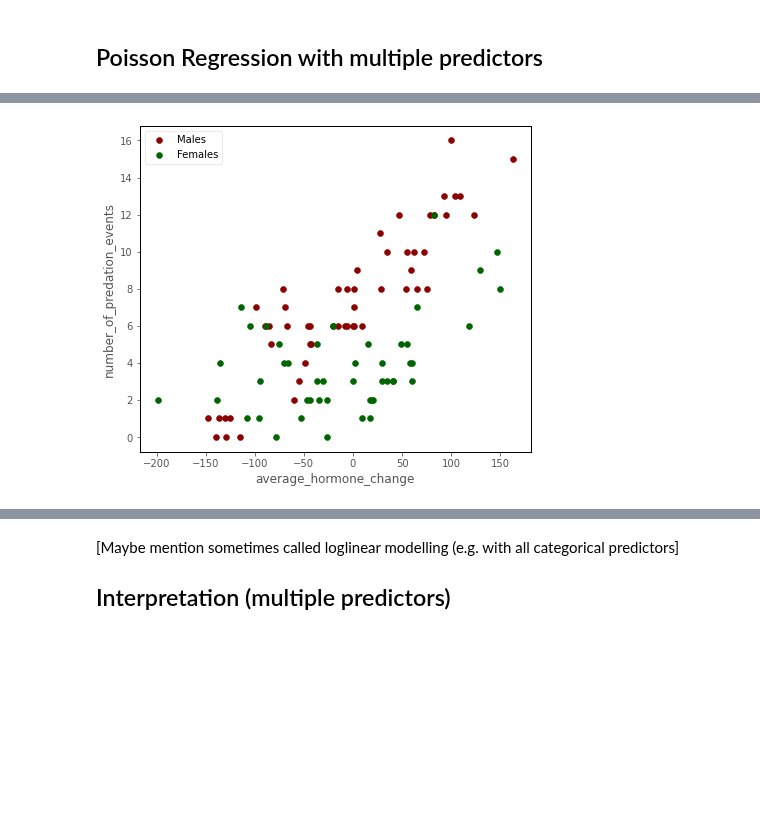
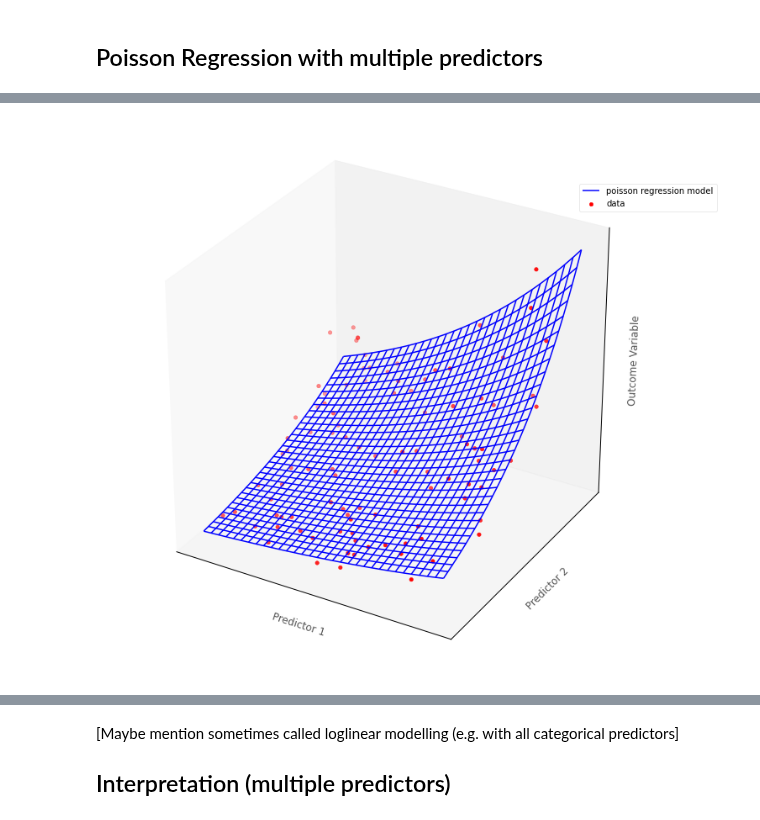
Before and after one commit to pxr687/islands_generalized_linear_models, a Jupyter notebook: 3_poisson_regression.ipynb, the cells around one changed output, grey strips where cells are left out. Saved outputs shown, nothing was run; the diff lists cells and outputs as text; code cells hidden in the pictures; blank space fills up the shorter version.

```diff
--- a/3_poisson_regression.ipynb
+++ b/3_poisson_regression.ipynb
@@ -420,9 +348,5 @@ plt.show()
-# %%
-plt.scatter(df[df['biological_sex'] == 1]['hormone_level_change'], df[df['biological_sex'] == 1]['number_of_predation_events'], label = 'Males', color = 'darkred')
-plt.scatter(df[df['biological_sex'] == 0]['hormone_level_change'], df[df['biological_sex'] == 0]['number_of_predation_events'], label = 'Females', color = 'darkgreen')
-plt.xlabel('average_hormone_change')
-plt.ylabel('number_of_predation_events')
-plt.legend()
-plt.show()
-# %% [output]
-[figure, removed]
+# %%
+# show how poisson regression works in multiple dimensions
+islands_GLM.three_D_pois_reg_plot()
+# %% [output]
+[figure, added]
```
Also changed, not shown: parts of 14 cells of this notebook, 4 other files.
